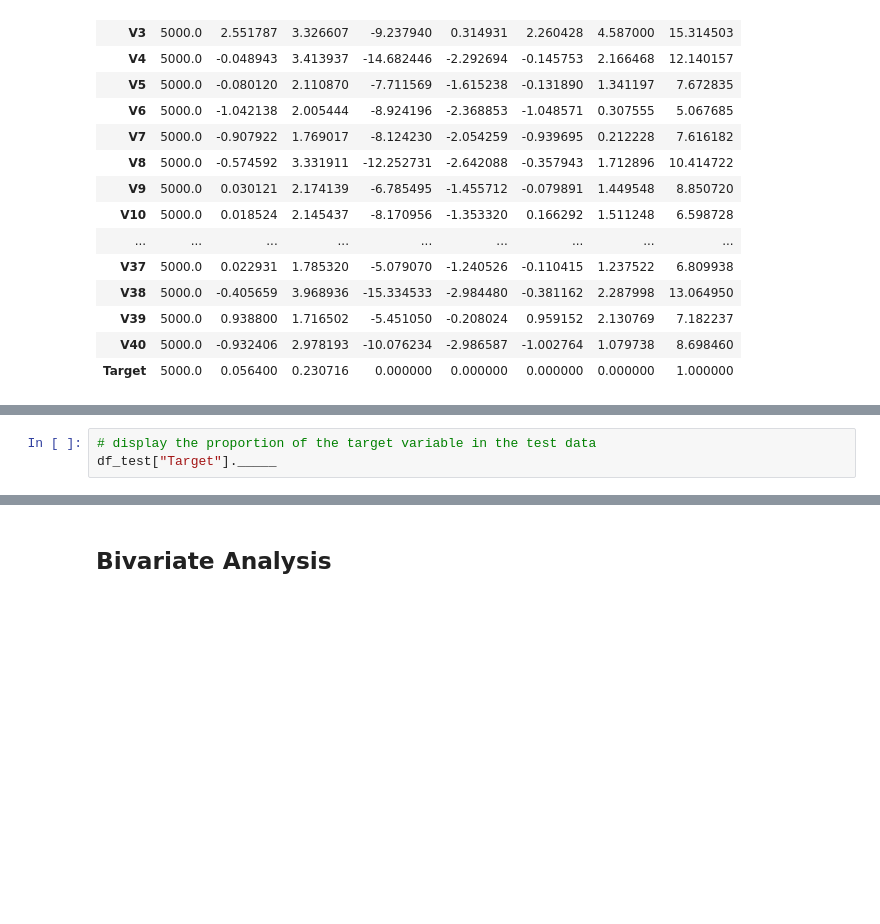
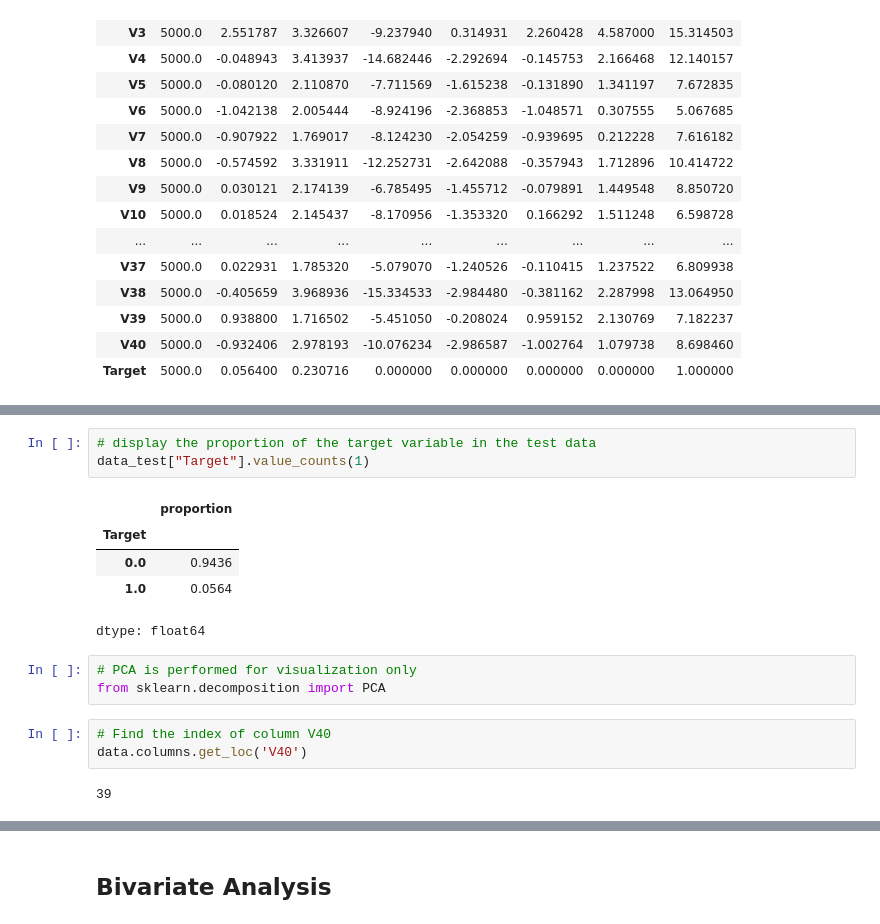
Before and after one commit to RashmiJK/PGP-AIML-ReneWind-NN, a Jupyter notebook: renewind_nn.ipynb, the cells around one changed output, grey strips where cells are left out. Saved outputs shown, nothing was run; the diff lists cells and outputs as text; blank space fills up the shorter version.

```diff
--- a/renewind_nn.ipynb
+++ b/renewind_nn.ipynb
@@ -433,3 +474,17 @@ df["Target"].value_counts(1)
 # %%
 # display the proportion of the target variable in the test data
-df_test["Target"]._____
+data_test["Target"].value_counts(1)
+# %% [output]
+|  | proportion |
+| Target |  |
+| 0.0 | 0.9436 |
+| 1.0 | 0.0564 |
+dtype: float64
+# %%
+# PCA is performed for visualization only
+from sklearn.decomposition import PCA
+# %%
+# Find the index of column V40
+data.columns.get_loc('V40')
+# %% [output]
+39
```
Also changed, not shown: parts of 12 cells of this notebook.
